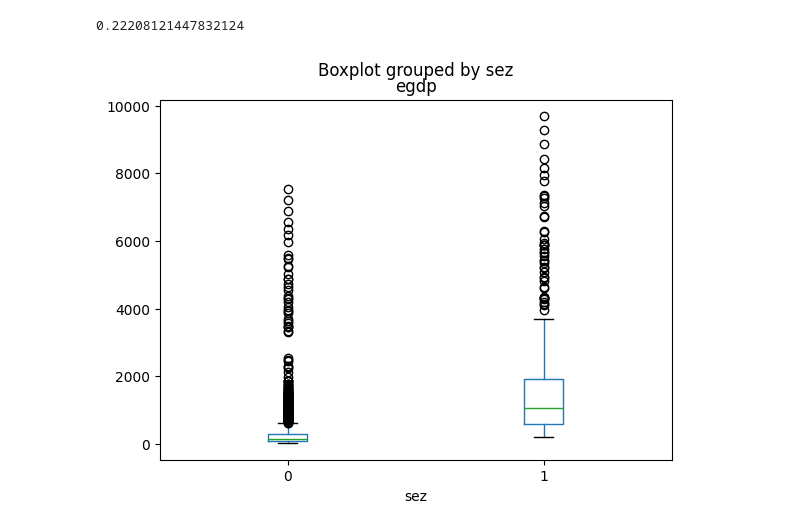
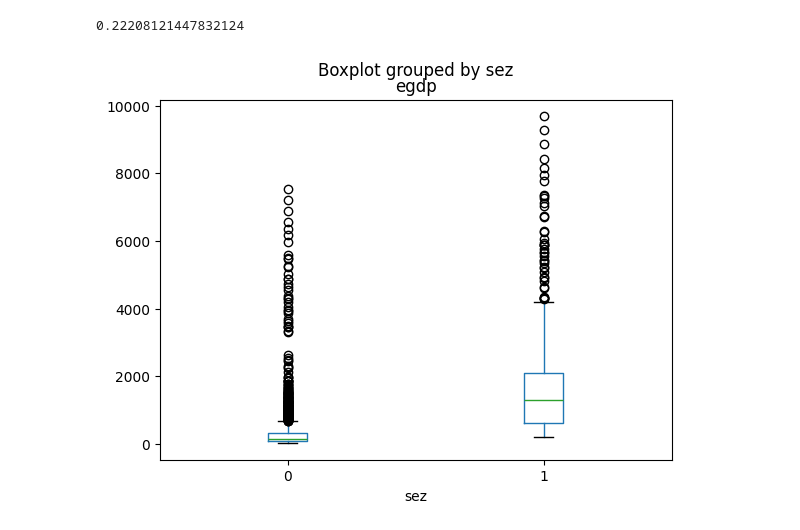
Before and after one commit to HendrixPeralta/research_data, a Jupyter notebook: aggregated _data/municipalities/exploratory_analysis.ipynb, the cells around one changed output. Saved outputs shown, nothing was run; the diff lists cells and outputs as text; code cells hidden in the pictures.

```diff
--- a/aggregated _data/municipalities/exploratory_analysis.ipynb
+++ b/aggregated _data/municipalities/exploratory_analysis.ipynb
@@ -62,10 +62,10 @@ df['lnntlpc'].corr(df['lnegdppc'])
 # %% [output]
 0.22208121447832124
 # %%
-df['new_var'] = np.where(df['ent'] > 1, 1, 0)
+df['sez'] = np.where(df['ent'] > 1, 1, 0)
 
 boxplot = df.boxplot(by='sez', column=['egdp'], grid=False)
 # %% [output]
-[figure, old version]
+[figure, new version]
 # %%
 df.boxplot(by="sez", column="lnegdppc")
```
Also changed, not shown: parts of 2 cells of this notebook.
